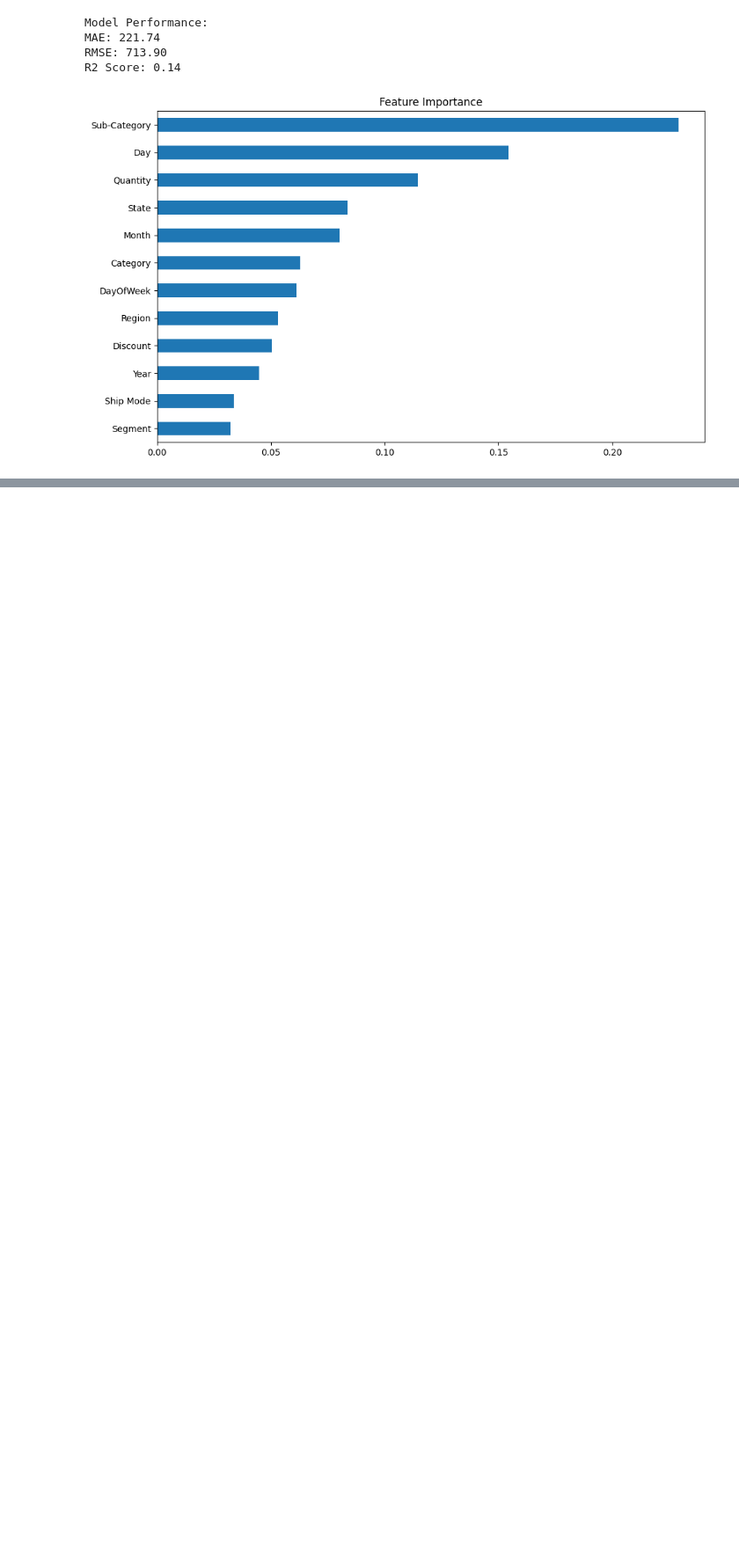
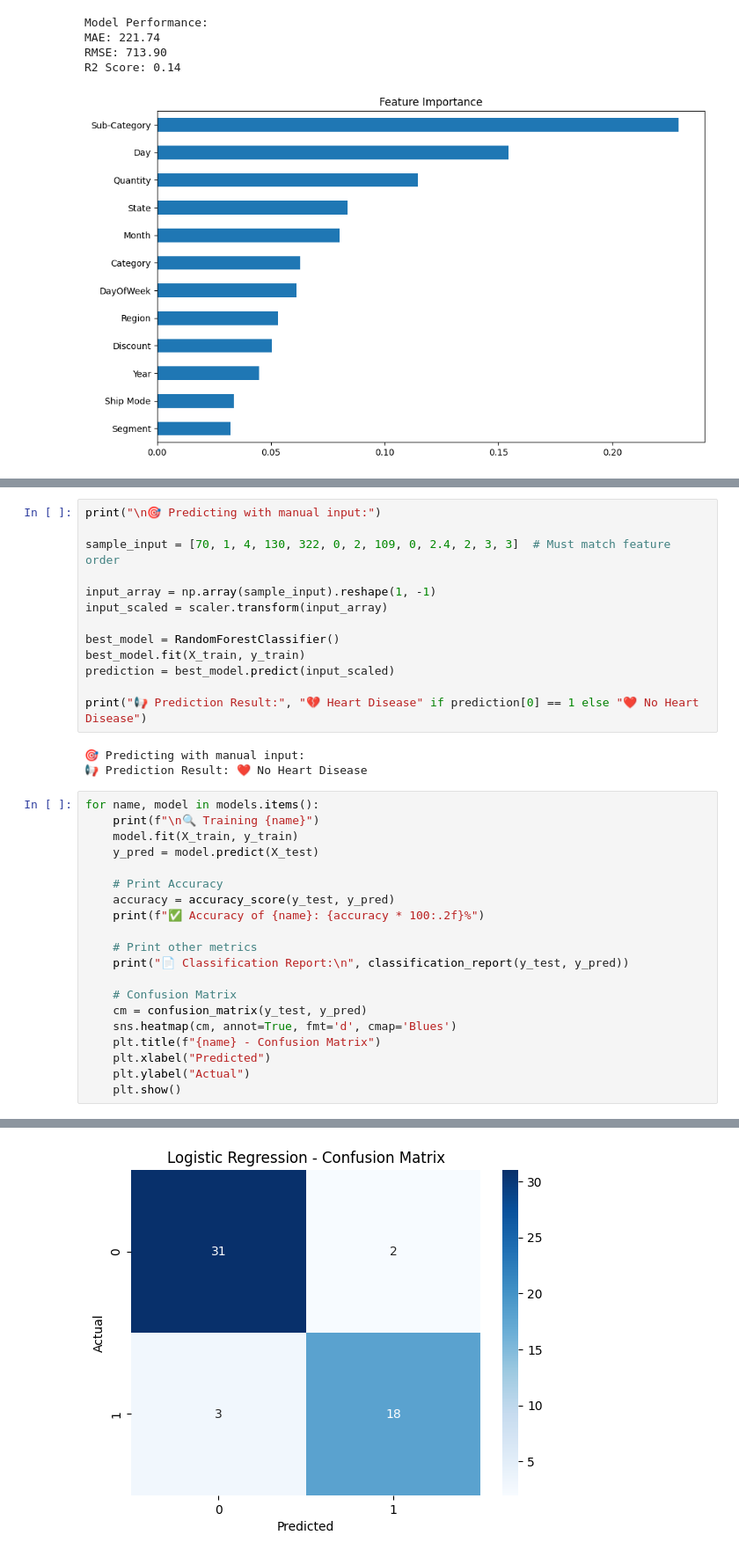
Before and after one commit to marvameraj/demo, a Jupyter notebook: python_projects_imp.ipynb, the cells around one changed output, grey strips where cells are left out. Shown: that part at 88% size. Drawn from its saved outputs; the diff is of its cells as text; blank space fills up the shorter version.

```diff
--- a/python_projects_imp.ipynb
+++ b/python_projects_imp.ipynb
@@ -68,0 +351,37 @@ R2 Score: 0.14
+# %%
+print("\n🎯 Predicting with manual input:")
+
+sample_input = [70, 1, 4, 130, 322, 0, 2, 109, 0, 2.4, 2, 3, 3]  # Must match feature order
+
+input_array = np.array(sample_input).reshape(1, -1)
+input_scaled = scaler.transform(input_array)
+
+best_model = RandomForestClassifier()
+best_model.fit(X_train, y_train)
+prediction = best_model.predict(input_scaled)
+
+print("📢 Prediction Result:", "💔 Heart Disease" if prediction[0] == 1 else "❤️ No Heart Disease")
+# %% [output]
+🎯 Predicting with manual input:
+📢 Prediction Result: ❤️ No Heart Disease
+# %%
+for name, model in models.items():
+    print(f"\n🔍 Training {name}")
+    model.fit(X_train, y_train)
+    y_pred = model.predict(X_test)
+
+    # Print Accuracy
+    accuracy = accuracy_score(y_test, y_pred)
+    print(f"✅ Accuracy of {name}: {accuracy * 100:.2f}%")
+
+    # Print other metrics
+    print("📄 Classification Report:\n", classification_report(y_test, y_pred))
+
+    # Confusion Matrix
+    cm = confusion_matrix(y_test, y_pred)
+    sns.heatmap(cm, annot=True, fmt='d', cmap='Blues')
+    plt.title(f"{name} - Confusion Matrix")
+    plt.xlabel("Predicted")
+    plt.ylabel("Actual")
+    plt.show()
+# %% [output]
@@ -68,0 +399 @@ R2 Score: 0.14
+[figure, added]
```
Also changed, not shown: parts of 49 cells of this notebook.
